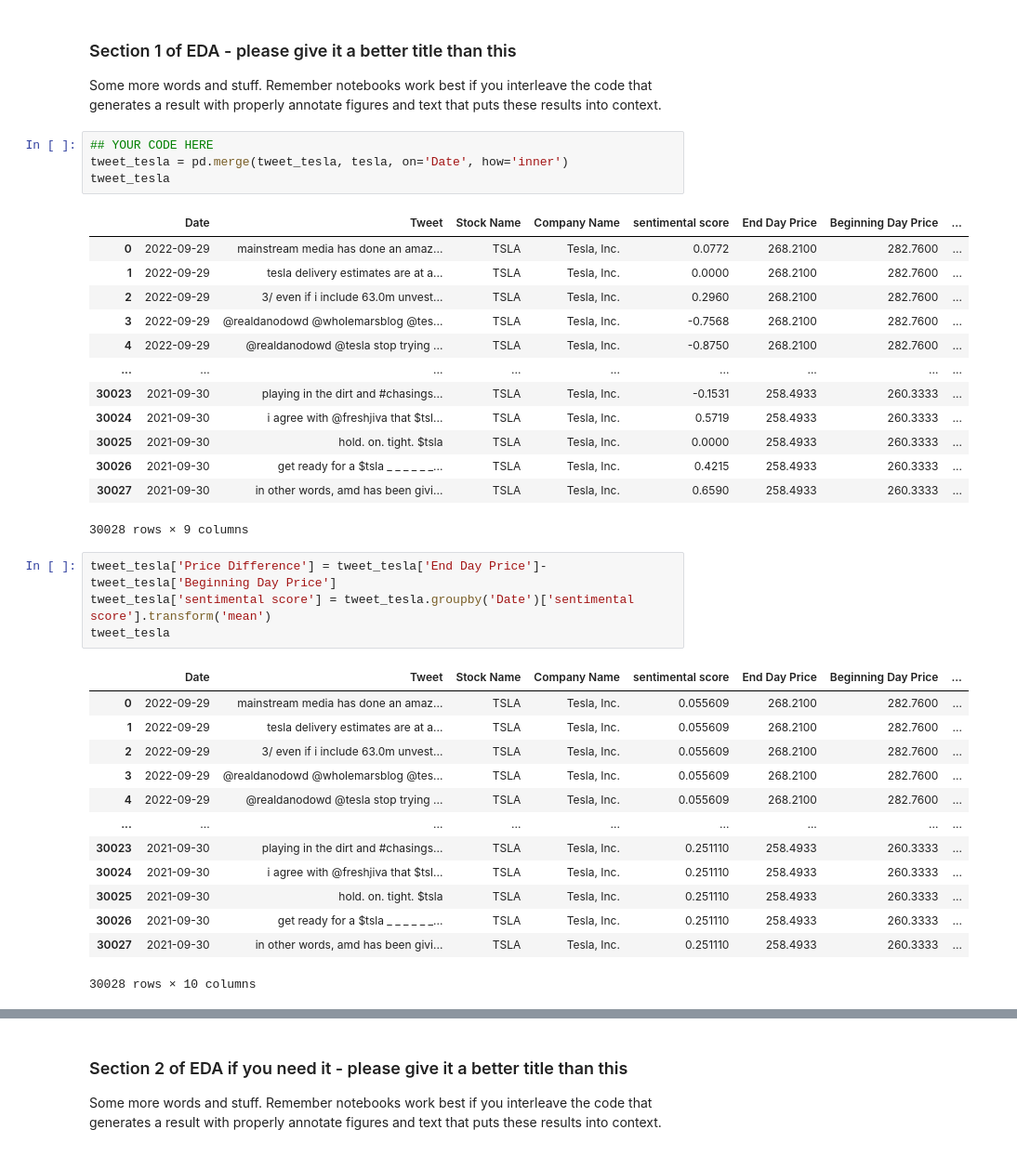
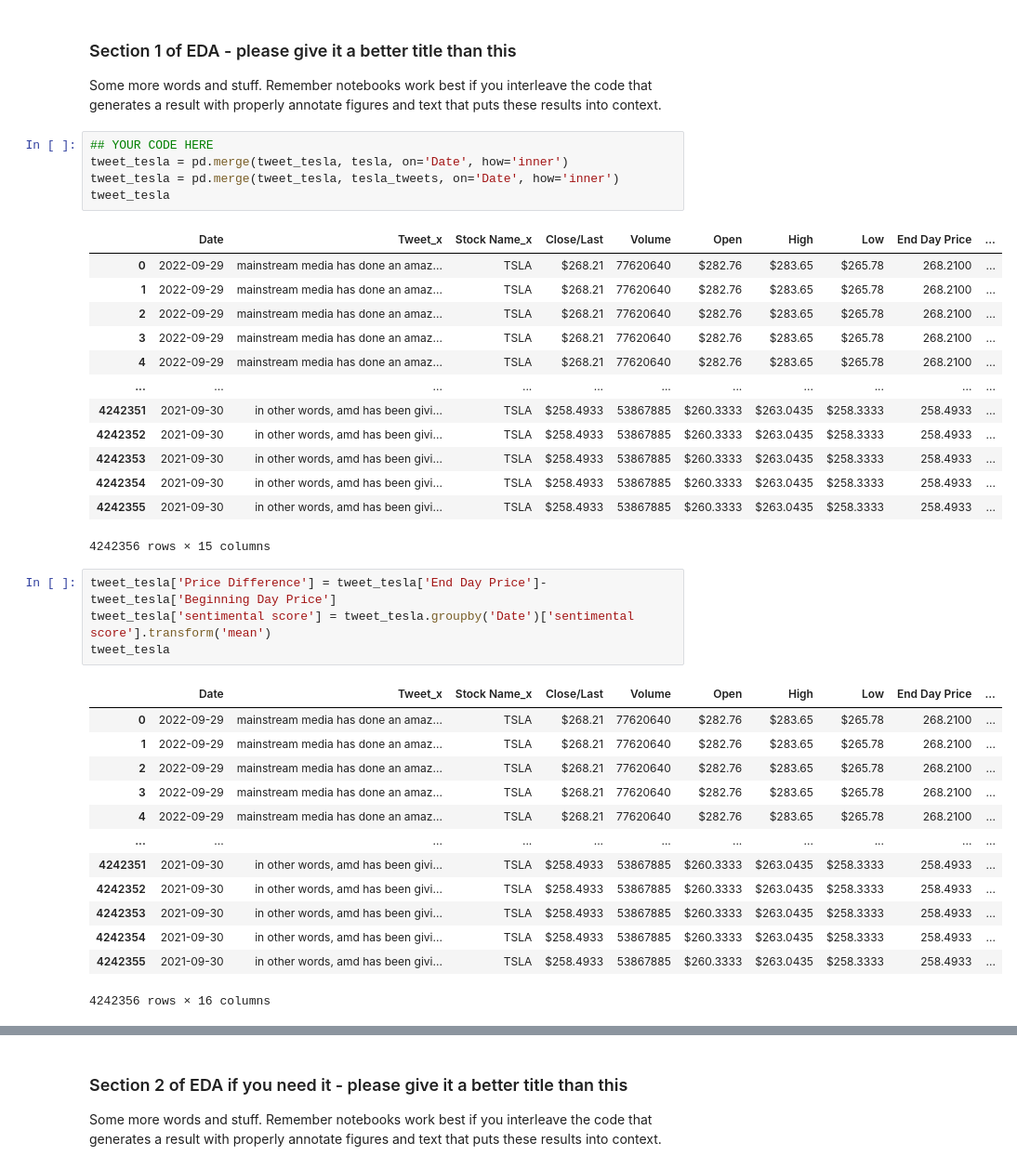
Before and after one commit to theTY2002/COGS-108-Final-Project, a Jupyter notebook: EDACheckpoint_Group116_FA23.ipynb, the cells around one changed output, grey strips where cells are left out. Shown at 93% size. Drawn from its saved outputs; the diff is of its cells as text.

```diff
--- a/EDACheckpoint_Group116_FA23.ipynb
+++ b/EDACheckpoint_Group116_FA23.ipynb
@@ -548,37 +546,38 @@ Some more words and stuff.  Remember notebooks work best if you interleave the c
 # %%
 ## YOUR CODE HERE
 tweet_tesla = pd.merge(tweet_tesla, tesla, on='Date', how='inner')
+tweet_tesla = pd.merge(tweet_tesla, tesla_tweets, on='Date', how='inner')
 tweet_tesla
 # %% [output]
-|  | Date | Tweet | Stock Name | Company Name | sentimental score | End Day Price | Beginning Day Price | ... |
-| 0 | 2022-09-29 | mainstream media has done an amaz... | TSLA | Tesla, Inc. | 0.0772 | 268.2100 | 282.7600 | ... |
-| 1 | 2022-09-29 | tesla delivery estimates are at a... | TSLA | Tesla, Inc. | 0.0000 | 268.2100 | 282.7600 | ... |
-| 2 | 2022-09-29 | 3/ even if i include 63.0m unvest... | TSLA | Tesla, Inc. | 0.2960 | 268.2100 | 282.7600 | ... |
-| 3 | 2022-09-29 | @realdanodowd @wholemarsblog @tes... | TSLA | Tesla, Inc. | -0.7568 | 268.2100 | 282.7600 | ... |
-| 4 | 2022-09-29 | @realdanodowd @tesla stop trying ... | TSLA | Tesla, Inc. | -0.8750 | 268.2100 | 282.7600 | ... |
-| ... | ... | ... | ... | ... | ... | ... | ... | ... |
-| 30023 | 2021-09-30 | playing in the dirt and #chasings... | TSLA | Tesla, Inc. | -0.1531 | 258.4933 | 260.3333 | ... |
-| 30024 | 2021-09-30 | i agree with @freshjiva that $tsl... | TSLA | Tesla, Inc. | 0.5719 | 258.4933 | 260.3333 | ... |
-| 30025 | 2021-09-30 | hold. on. tight. $tsla | TSLA | Tesla, Inc. | 0.0000 | 258.4933 | 260.3333 | ... |
-| 30026 | 2021-09-30 | get ready for a $tsla _ _ _ _ _ _... | TSLA | Tesla, Inc. | 0.4215 | 258.4933 | 260.3333 | ... |
-| 30027 | 2021-09-30 | in other words, amd has been givi... | TSLA | Tesla, Inc. | 0.6590 | 258.4933 | 260.3333 | ... |
+|  | Date | Tweet_x | Stock Name_x | Close/Last | Volume | Open | High | Low | End Day Price | ... |
+| 0 | 2022-09-29 | mainstream media has done an amaz... | TSLA | $268.21 | 77620640 | $282.76 | $283.65 | $265.78 | 268.2100 | ... |
+| 1 | 2022-09-29 | mainstream media has done an amaz... | TSLA | $268.21 | 77620640 | $282.76 | $283.65 | $265.78 | 268.2100 | ... |
+| 2 | 2022-09-29 | mainstream media has done an amaz... | TSLA | $268.21 | 77620640 | $282.76 | $283.65 | $265.78 | 268.2100 | ... |
+| 3 | 2022-09-29 | mainstream media has done an amaz... | TSLA | $268.21 | 77620640 | $282.76 | $283.65 | $265.78 | 268.2100 | ... |
+| 4 | 2022-09-29 | mainstream media has done an amaz... | TSLA | $268.21 | 77620640 | $282.76 | $283.65 | $265.78 | 268.2100 | ... |
+| ... | ... | ... | ... | ... | ... | ... | ... | ... | ... | ... |
+| 4242351 | 2021-09-30 | in other words, amd has been givi... | TSLA | $258.4933 | 53867885 | $260.3333 | $263.0435 | $258.3333 | 258.4933 | ... |
+| 4242352 | 2021-09-30 | in other words, amd has been givi... | TSLA | $258.4933 | 53867885 | $260.3333 | $263.0435 | $258.3333 | 258.4933 | ... |
+| 4242353 | 2021-09-30 | in other words, amd has been givi... | TSLA | $258.4933 | 53867885 | $260.3333 | $263.0435 | $258.3333 | 258.4933 | ... |
+| 4242354 | 2021-09-30 | in other words, amd has been givi... | TSLA | $258.4933 | 53867885 | $260.3333 | $263.0435 | $258.3333 | 258.4933 | ... |
+| 4242355 | 2021-09-30 | in other words, amd has been givi... | TSLA | $258.4933 | 53867885 | $260.3333 | $263.0435 | $258.3333 | 258.4933 | ... |
-30028 rows × 9 columns
+4242356 rows × 15 columns
 # %%
 tweet_tesla['Price Difference'] = tweet_tesla['End Day Price']- tweet_tesla['Beginning Day Price']
 tweet_tesla['sentimental score'] = tweet_tesla.groupby('Date')['sentimental score'].transform('mean')
 tweet_tesla
 # %% [output]
-|  | Date | Tweet | Stock Name | Company Name | sentimental score | End Day Price | Beginning Day Price | ... |
-| 0 | 2022-09-29 | mainstream media has done an amaz... | TSLA | Tesla, Inc. | 0.055609 | 268.2100 | 282.7600 | ... |
-| 1 | 2022-09-29 | tesla delivery estimates are at a... | TSLA | Tesla, Inc. | 0.055609 | 268.2100 | 282.7600 | ... |
-| 2 | 2022-09-29 | 3/ even if i include 63.0m unvest... | TSLA | Tesla, Inc. | 0.055609 | 268.2100 | 282.7600 | ... |
-| 3 | 2022-09-29 | @realdanodowd @wholemarsblog @tes... | TSLA | Tesla, Inc. | 0.055609 | 268.2100 | 282.7600 | ... |
-| 4 | 2022-09-29 | @realdanodowd @tesla stop trying ... | TSLA | Tesla, Inc. | 0.055609 | 268.2100 | 282.7600 | ... |
-| ... | ... | ... | ... | ... | ... | ... | ... | ... |
-| 30023 | 2021-09-30 | playing in the dirt and #chasings... | TSLA | Tesla, Inc. | 0.251110 | 258.4933 | 260.3333 | ... |
-| 30024 | 2021-09-30 | i agree with @freshjiva that $tsl... | TSLA | Tesla, Inc. | 0.251110 | 258.4933 | 260.3333 | ... |
-| 30025 | 2021-09-30 | hold. on. tight. $tsla | TSLA | Tesla, Inc. | 0.251110 | 258.4933 | 260.3333 | ... |
-| 30026 | 2021-09-30 | get ready for a $tsla _ _ _ _ _ _... | TSLA | Tesla, Inc. | 0.251110 | 258.4933 | 260.3333 | ... |
-| 30027 | 2021-09-30 | in other words, amd has been givi... | TSLA | Tesla, Inc. | 0.251110 | 258.4933 | 260.3333 | ... |
+|  | Date | Tweet_x | Stock Name_x | Close/Last | Volume | Open | High | Low | End Day Price | ... |
+| 0 | 2022-09-29 | mainstream media has done an amaz... | TSLA | $268.21 | 77620640 | $282.76 | $283.65 | $265.78 | 268.2100 | ... |
+| 1 | 2022-09-29 | mainstream media has done an amaz... | TSLA | $268.21 | 77620640 | $282.76 | $283.65 | $265.78 | 268.2100 | ... |
+| 2 | 2022-09-29 | mainstream media has done an amaz... | TSLA | $268.21 | 77620640 | $282.76 | $283.65 | $265.78 | 268.2100 | ... |
+| 3 | 2022-09-29 | mainstream media has done an amaz... | TSLA | $268.21 | 77620640 | $282.76 | $283.65 | $265.78 | 268.2100 | ... |
+| 4 | 2022-09-29 | mainstream media has done an amaz... | TSLA | $268.21 | 77620640 | $282.76 | $283.65 | $265.78 | 268.2100 | ... |
+| ... | ... | ... | ... | ... | ... | ... | ... | ... | ... | ... |
+| 4242351 | 2021-09-30 | in other words, amd has been givi... | TSLA | $258.4933 | 53867885 | $260.3333 | $263.0435 | $258.3333 | 258.4933 | ... |
+| 4242352 | 2021-09-30 | in other words, amd has been givi... | TSLA | $258.4933 | 53867885 | $260.3333 | $263.0435 | $258.3333 | 258.4933 | ... |
+| 4242353 | 2021-09-30 | in other words, amd has been givi... | TSLA | $258.4933 | 53867885 | $260.3333 | $263.0435 | $258.3333 | 258.4933 | ... |
+| 4242354 | 2021-09-30 | in other words, amd has been givi... | TSLA | $258.4933 | 53867885 | $260.3333 | $263.0435 | $258.3333 | 258.4933 | ... |
+| 4242355 | 2021-09-30 | in other words, amd has been givi... | TSLA | $258.4933 | 53867885 | $260.3333 | $263.0435 | $258.3333 | 258.4933 | ... |
-30028 rows × 10 columns
+4242356 rows × 16 columns
 # %%
```
Also changed, not shown: parts of 12 cells of this notebook.
